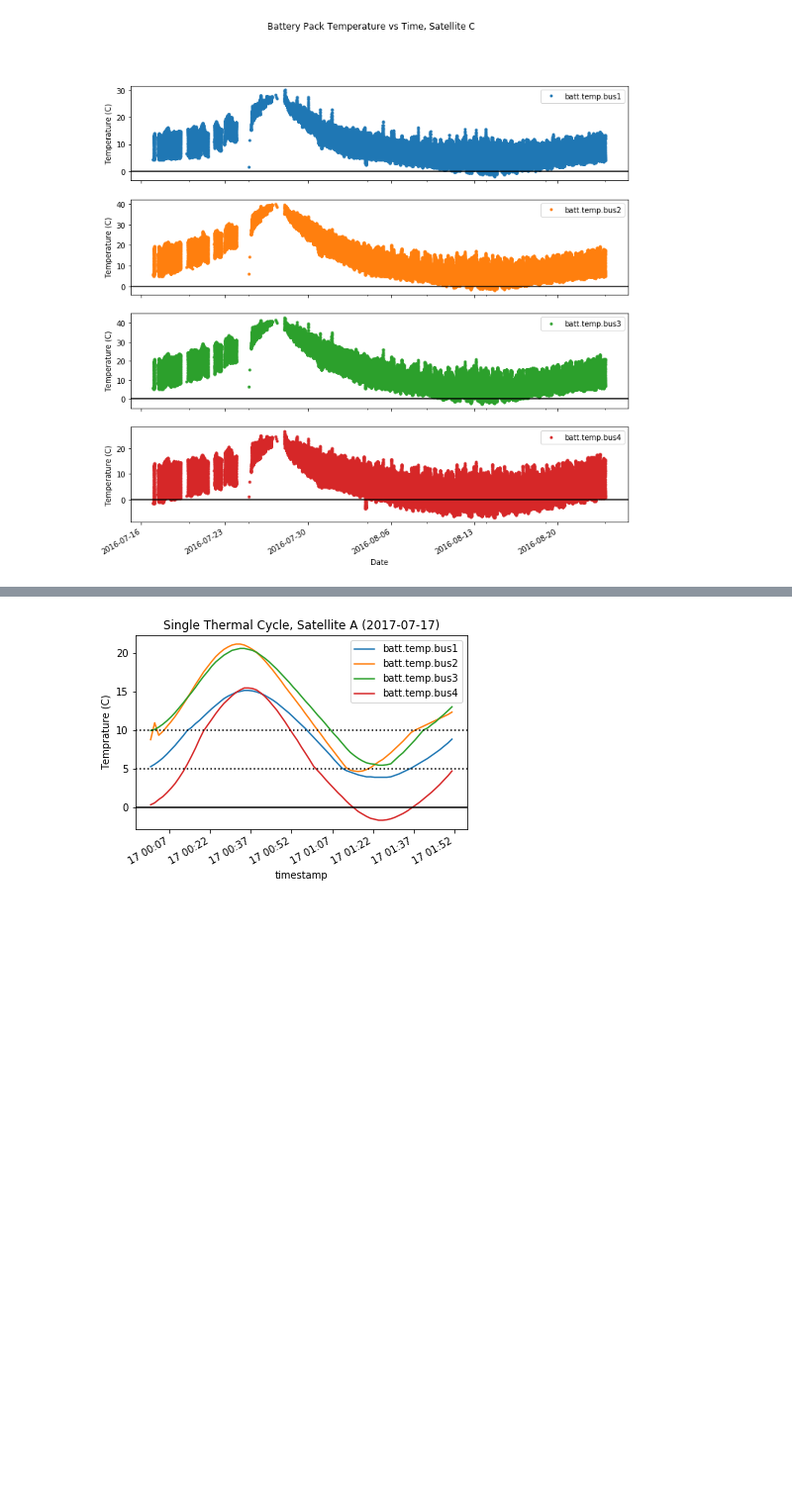
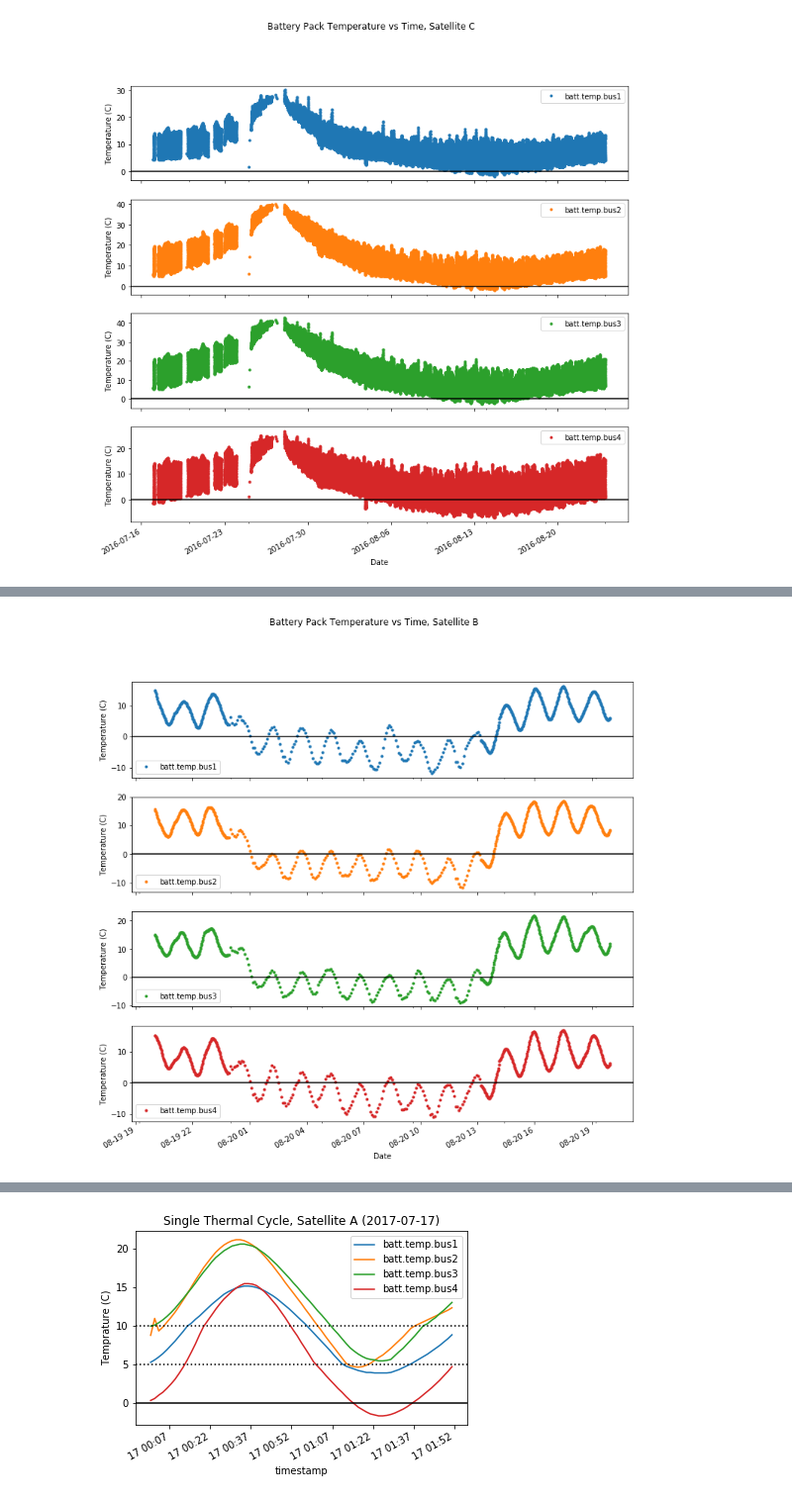
Before and after one commit to cullenself/battery_temp, a Jupyter notebook: Heater Thresholds.ipynb, the cells around one changed output, grey strips where cells are left out. Shown at 99% size. Drawn from its saved outputs; the diff is of its cells as text; code cells hidden in the pictures; blank space fills up the shorter version.

Commit message:
More time-series info

```diff
--- a/Heater Thresholds.ipynb
+++ b/Heater Thresholds.ipynb
@@ -31 +33,6 @@ plt.show()
+# %%
+parse.plotTime(dfs['B'].query("(timestamp > datetime(2016,8,19,20)) and (timestamp < datetime(2016,8,20,20))"), 'B')
+plt.show()
+# %% [output]
+[figure, added]
 # %% [markdown]
```
Also changed, not shown: parts of 2 cells of this notebook.
